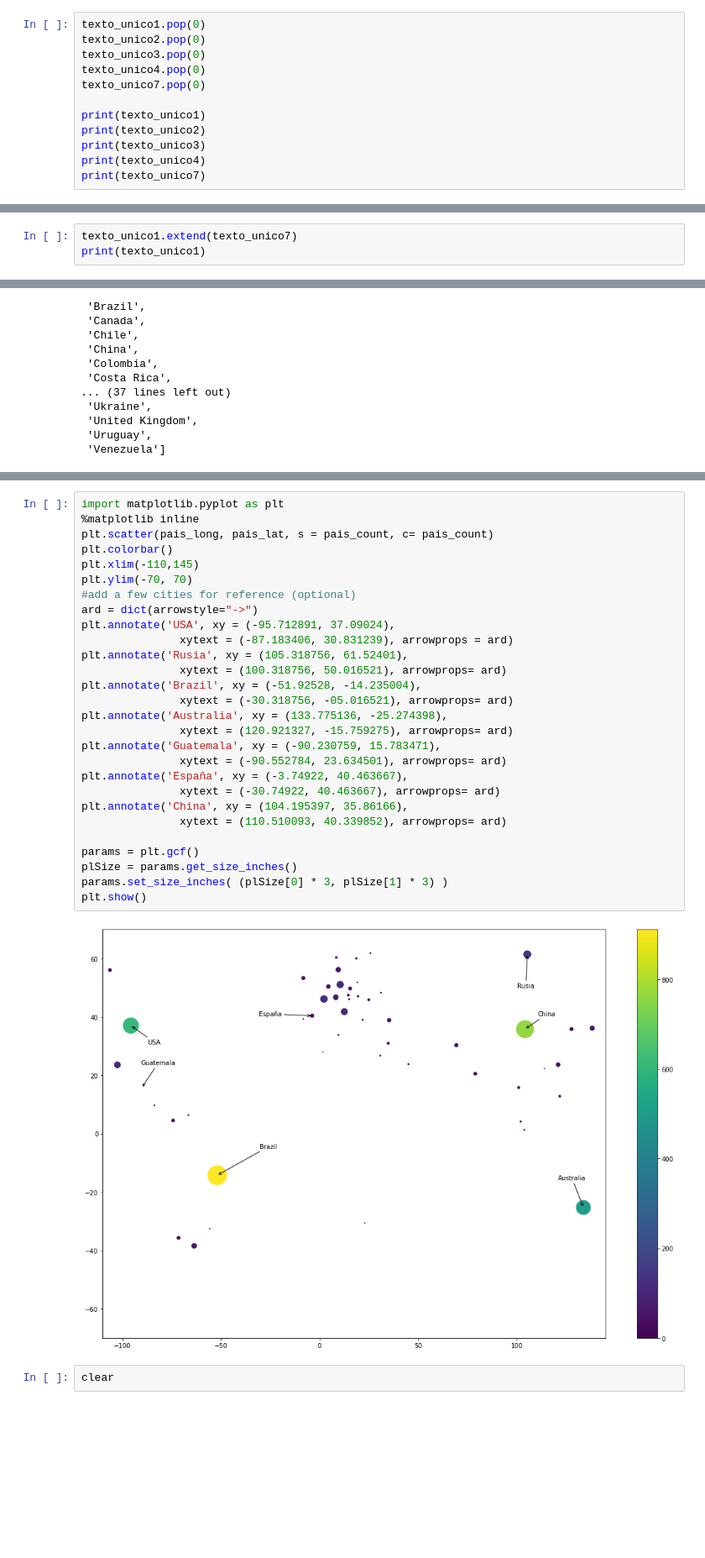
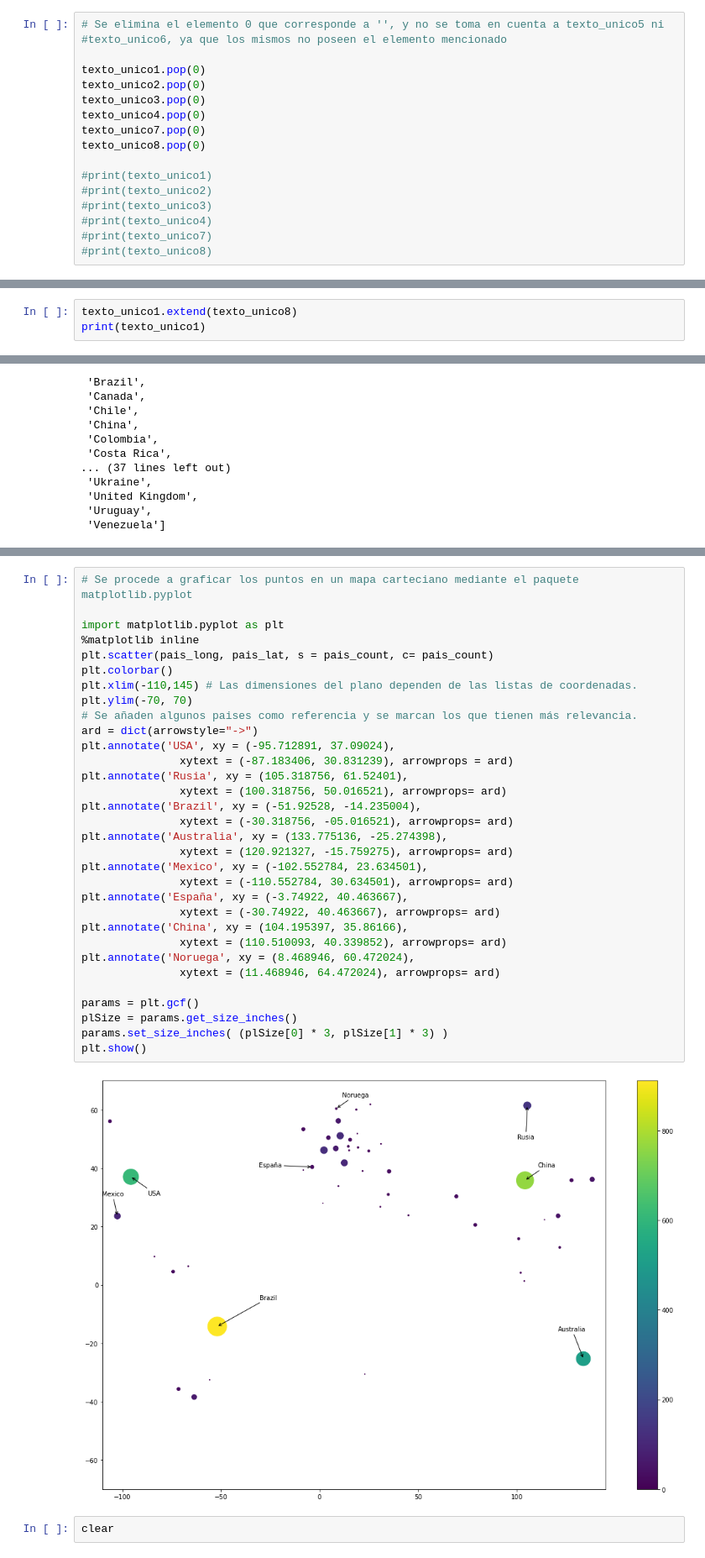
Before and after one commit to camysigh/Bioinform-tica-Tareas, a Jupyter notebook: Tarea2.ipynb, the cells around one changed output, grey strips where cells are left out. Shown at 84% size. Saved outputs shown, nothing was run; the diff lists cells and outputs as text; blank space fills up the shorter version.

```diff
--- a/Tarea2.ipynb
+++ b/Tarea2.ipynb
@@ -191,13 +267,18 @@ print (texto_unico7)
 # %%
+# Se elimina el elemento 0 que corresponde a '', y no se toma en cuenta a texto_unico5 ni
+#texto_unico6, ya que los mismos no poseen el elemento mencionado
+
 texto_unico1.pop(0)
 texto_unico2.pop(0)
 texto_unico3.pop(0)
 texto_unico4.pop(0)
 texto_unico7.pop(0)
+texto_unico8.pop(0)
 
-print(texto_unico1)
-print(texto_unico2)
-print(texto_unico3)
-print(texto_unico4)
-print(texto_unico7)
+#print(texto_unico1)
+#print(texto_unico2)
+#print(texto_unico3)
+#print(texto_unico4)
+#print(texto_unico7)
+#print(texto_unico8)
 # %% [output]
@@ -219,4 +299,4 @@ texto_unico1.extend(texto_unico6)
 # %%
-texto_unico1.extend(texto_unico7)
+texto_unico1.extend(texto_unico8)
 print(texto_unico1)
 # %% [output]
@@ -311,34 +415,38 @@ print(pais_count)
 [1.659626, -63.616672, 133.775136, 14.550072, 4.469936, -51.92528, -106.346771, -71.542969, 104.195397, -74.297333, -83.753428, 15.472962, 9.501785, 30.802498, 25.748151, 2.213749, 10.451526, 21.82431 ...
 [1, 62, 509, 11, 38, 911, 26, 28, 764, 22, 2, 25, 58, 3, 3, 119, 112, 4, 1, 7, 24, 28, 14, 102, 52, 28, 5, 93, 9, 29, 11, 2, 2, 12, 139, 5, 3, 4, 1, 30, 6, 64, 40, 14, 4, 32, 611, 3, 0, 2, 3]
 # %%
+# Se procede a graficar los puntos en un mapa carteciano mediante el paquete matplotlib.pyplot
+
 import matplotlib.pyplot as plt
 %matplotlib inline
 plt.scatter(pais_long, pais_lat, s = pais_count, c= pais_count)
 plt.colorbar()
-plt.xlim(-110,145)
+plt.xlim(-110,145) # Las dimensiones del plano dependen de las listas de coordenadas.
 plt.ylim(-70, 70)
-#add a few cities for reference (optional)
+# Se añaden algunos paises como referencia y se marcan los que tienen más relevancia.
 ard = dict(arrowstyle="->")
 plt.annotate('USA', xy = (-95.712891, 37.09024),
                xytext = (-87.183406, 30.831239), arrowprops = ard)
 plt.annotate('Rusia', xy = (105.318756, 61.52401),
                xytext = (100.318756, 50.016521), arrowprops= ard)
 plt.annotate('Brazil', xy = (-51.92528, -14.235004),
                xytext = (-30.318756, -05.016521), arrowprops= ard)
 plt.annotate('Australia', xy = (133.775136, -25.274398),
                xytext = (120.921327, -15.759275), arrowprops= ard)
-plt.annotate('Guatemala', xy = (-90.230759, 15.783471),
-               xytext = (-90.552784, 23.634501), arrowprops= ard)
+plt.annotate('Mexico', xy = (-102.552784, 23.634501),
+               xytext = (-110.552784, 30.634501), arrowprops= ard)
 plt.annotate('España', xy = (-3.74922, 40.463667),
                xytext = (-30.74922, 40.463667), arrowprops= ard)
 plt.annotate('China', xy = (104.195397, 35.86166),
                xytext = (110.510093, 40.339852), arrowprops= ard)
+plt.annotate('Noruega', xy = (8.468946, 60.472024),
+               xytext = (11.468946, 64.472024), arrowprops= ard)
 
 params = plt.gcf()
 plSize = params.get_size_inches()
 params.set_size_inches( (plSize[0] * 3, plSize[1] * 3) )
 plt.show()
 # %% [output]
-[figure, old version]
+[figure, new version]
 # %%
 clear
```
Also changed, not shown: parts of 21 cells of this notebook.
